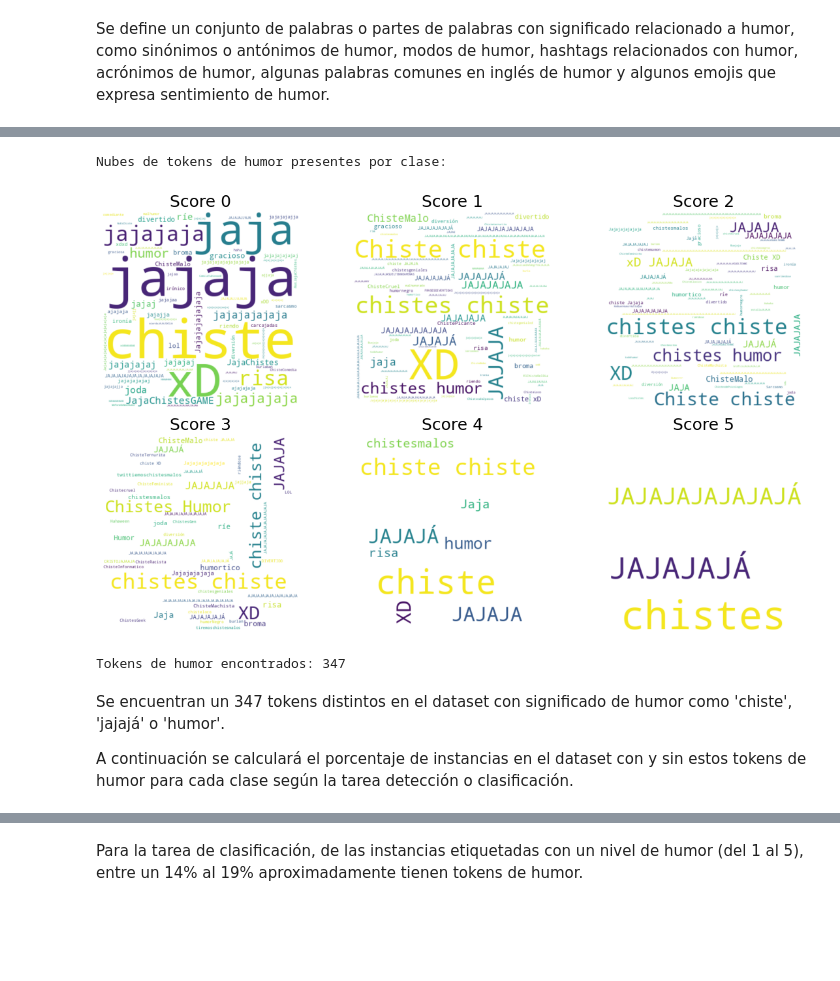
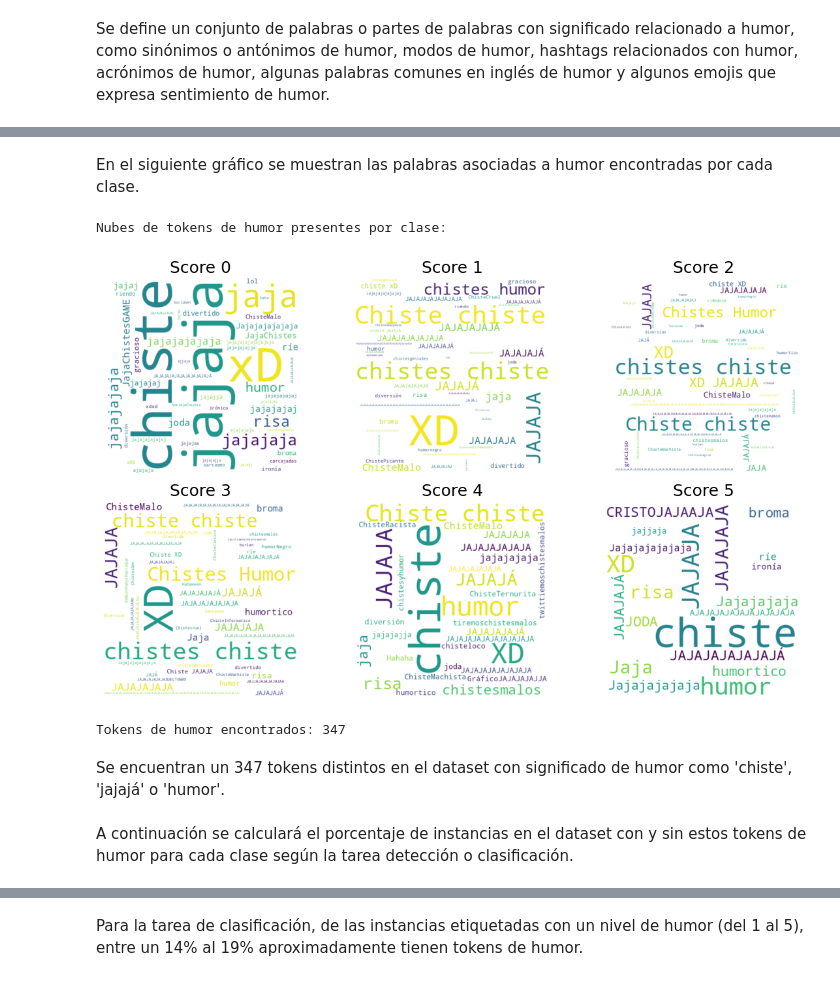
Before and after one commit to ojcastaneda/proyecto-despliegue-de-soluciones, a Jupyter notebook: analysis/haha-dataset-analysis.ipynb, the cells around one changed output, grey strips where cells are left out. Drawn from its saved outputs; the diff is of its cells as text; code cells hidden in the pictures; blank space fills up the shorter version.

```diff
--- a/analysis/haha-dataset-analysis.ipynb
+++ b/analysis/haha-dataset-analysis.ipynb
@@ -116,10 +124,18 @@ def get_tokens_per_class(data_df: pd.DataFrame, score_classes: list[str]) -> dic
     tokens = [custom_tokenizer(text) for text in text_values]
     tokens = [token for token_list in tokens for token in token_list]
 
+    freq_dist = FreqDist(tokens)
+    unique_tokens = list(freq_dist.keys())
+
+    last200_freq_dist = freq_dist.most_common()[:-200:-1]
+    last200_tokens = [token for token, _ in last200_freq_dist]
+
     humor_tokens = [token for token in tokens if contains_humor_words(token)]
 
     result[score_class] = {
         'tokens': tokens,
+        'unique_tokens': unique_tokens,
+        'last200_tokens': last200_tokens,
         'humor_tokens': humor_tokens
     }
 
@@ -127,7 +143,7 @@ def get_tokens_per_class(data_df: pd.DataFrame, score_classes: list[str]) -> dic
 # %%
 tokens_per_class = get_tokens_per_class(processed_df, score_classes)
 # %%
-def plot_wordclouds(tokens_per_class: dict, all_tokens: bool):
+def plot_wordclouds(tokens_per_class: dict, tokens_set='tokens', max_words=200):
   """
   Muestra las nubes de tokens para cada clase.
   """
@@ -136,12 +152,13 @@ def plot_wordclouds(tokens_per_class: dict, all_tokens: bool):
   for i, score_class in enumerate(score_classes):
     x = i // 3
     y = i % 3
-    prop = 'tokens' if all_tokens else 'humor_tokens'
-    wc_text = ' '.join(tokens_per_class[score_class][prop])
+    wc_text = ' '.join(tokens_per_class[score_class][tokens_set])
     wordcloud = WordCloud(width=400,
                           height=400,
                           background_color='white',
-                          random_state=37).generate(wc_text)
+                          collocations=True,
+                          random_state=WORDCLOUD_SEED,
+                          max_words=max_words).generate(wc_text)
 
     axes[x, y].imshow(wordcloud, interpolation='bilinear')
     axes[x, y].axis('off')
@@ -158,9 +185,11 @@ Nubes de palabras presentes por clase:
+# %% [markdown]
+En el siguiente gráfico se muestran las palabras asociadas a humor encontradas por cada clase.
 # %%
 print("Nubes de tokens de humor presentes por clase:")
-plot_wordclouds(tokens_per_class, all_tokens=False)
+plot_wordclouds(tokens_per_class, tokens_set='humor_tokens', max_words=50)
 # %% [output]
 Nubes de tokens de humor presentes por clase:
-[figure, old version]
+[figure, new version]
 # %%
 all_humor_tokens = []
 for score_class in score_classes:
@@ -173,8 +202,8 @@ print(f"Tokens de humor encontrados: {len(all_humor_tokens)}")
 Tokens de humor encontrados: 347
 # %% [markdown]
 Se encuentran un 347 tokens distintos en el dataset con significado de humor como 'chiste', 'jajajá' o 'humor'.
-
-A continuación se calculará el porcentaje de instancias en el dataset con y sin estos tokens de humor para cada clase según la tarea detección o clasificación.
+# %% [markdown]
+A continuación se calculará el porcentaje de instancias en el dataset con y sin estos tokens de humor para cada clase según la tarea detección o clasificación.
 # %%
 def count_humor_tokens(text):
   count = 0
```
Also changed, not shown: parts of 41 cells of this notebook, 4 other files.
